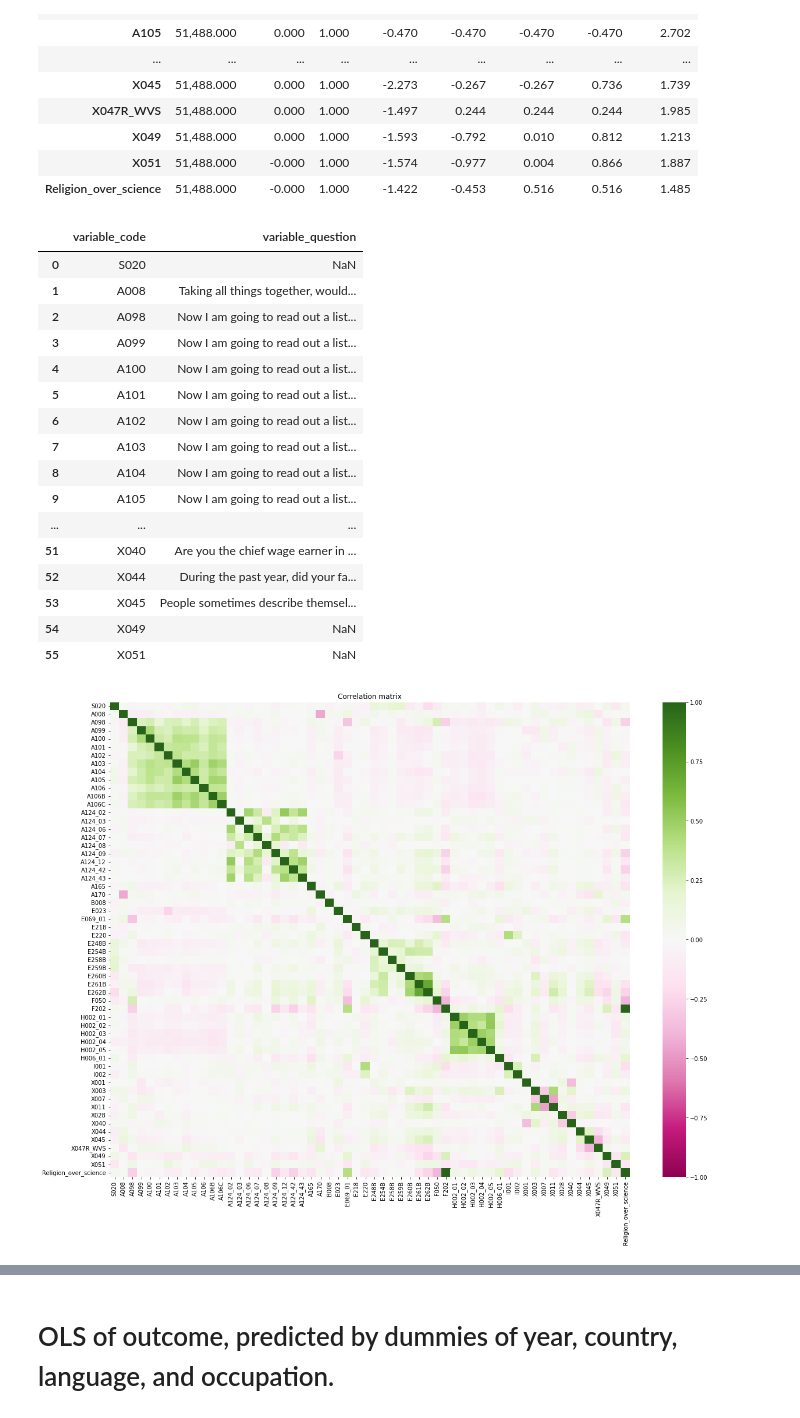
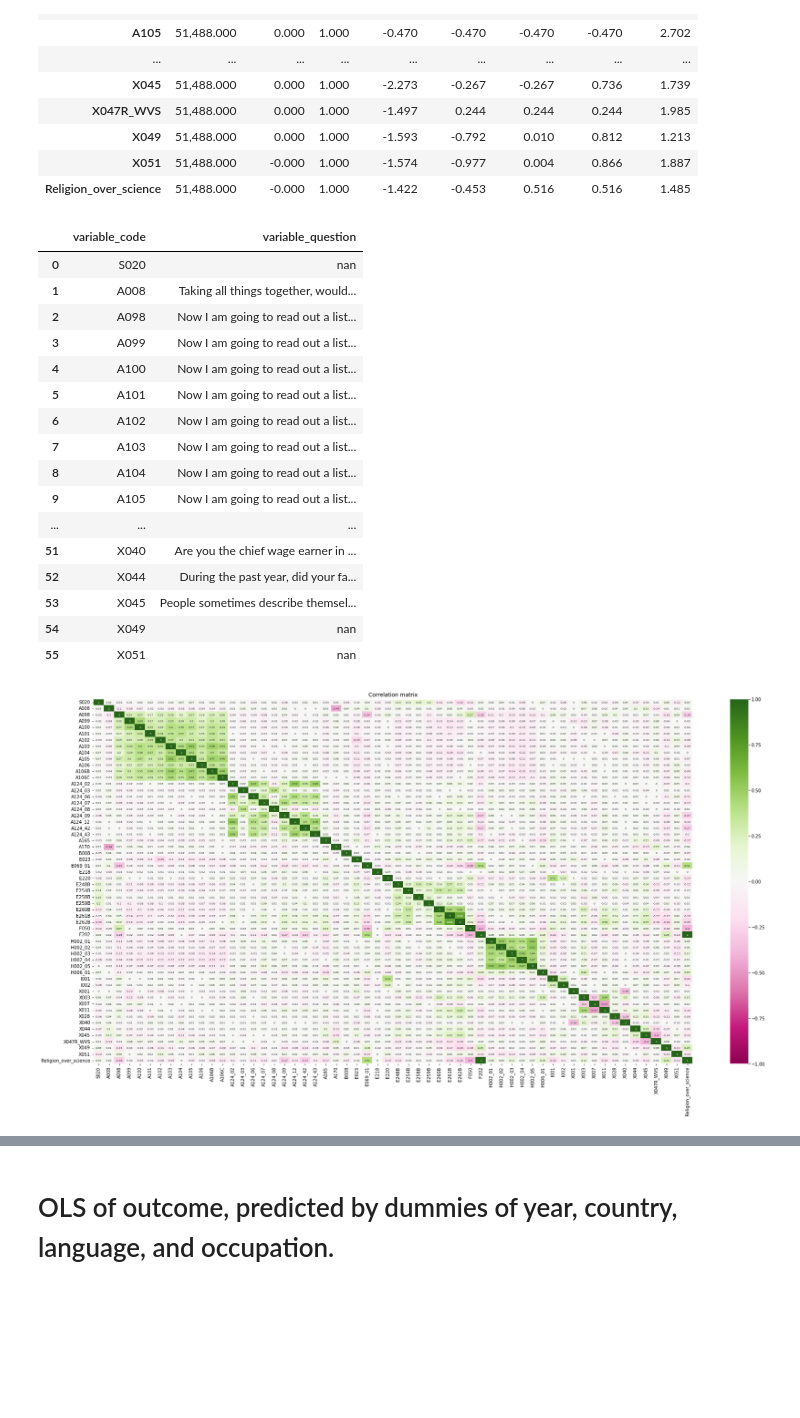
Before and after one commit to victorchenberkeley/ucb_w207_project_wvs, a Jupyter notebook: data/data_preprocessing.ipynb, the cells around one changed output, grey strips where cells are left out. Cells and saved outputs as stored; diff of their text form; code cells hidden in the pictures; blank space fills up the shorter version.

```diff
--- a/data/data_preprocessing.ipynb
+++ b/data/data_preprocessing.ipynb
@@ -360,10 +360,10 @@ summary = pd.DataFrame(df.describe().T, columns=['count', 'mean', 'std', 'min',
 summary.rename(columns={"index": "variable_code"}, inplace=True)
 codebook = codebook.merge(summary, how='inner')
 pd.set_option('display.max_colwidth', None)
-codebook[['variable_code', 'variable_question']]
+codebook[['variable_code', 'variable_question']].style.set_properties(**{'text-align': 'left'})
 # %% [output]
 |  | variable_code | variable_question |
-| 0 | S020 | NaN |
+| 0 | S020 | nan |
 | 1 | A008 | Taking all things together, would... |
 | 2 | A098 | Now I am going to read out a list... |
 | 3 | A099 | Now I am going to read out a list... |
@@ -377,16 +377,16 @@ codebook[['variable_code', 'variable_question']]
 | 51 | X040 | Are you the chief wage earner in ... |
 | 52 | X044 | During the past year, did your fa... |
 | 53 | X045 | People sometimes describe themsel... |
-| 54 | X049 | NaN |
-| 55 | X051 | NaN |
+| 54 | X049 | nan |
+| 55 | X051 | nan |
 # %%
-plt.figure(figsize=(20,15))
-ax = sns.heatmap(df.corr(), cmap="PiYG", vmax=1, vmin=-1)
+plt.figure(figsize=(30,15))
+ax = sns.heatmap(df.corr().round(2), cmap="PiYG", vmax=1, vmin=-1, annot=True, annot_kws={"size":6})
 plt.title('Correlation matrix')
 plt.show()
 plt.close()
 # %% [output]
-[figure, old version]
+[figure, new version]
 # %%
 from google.colab import files
 df.to_csv('data.csv')
```
Also changed, not shown: parts of 3 cells of this notebook.
